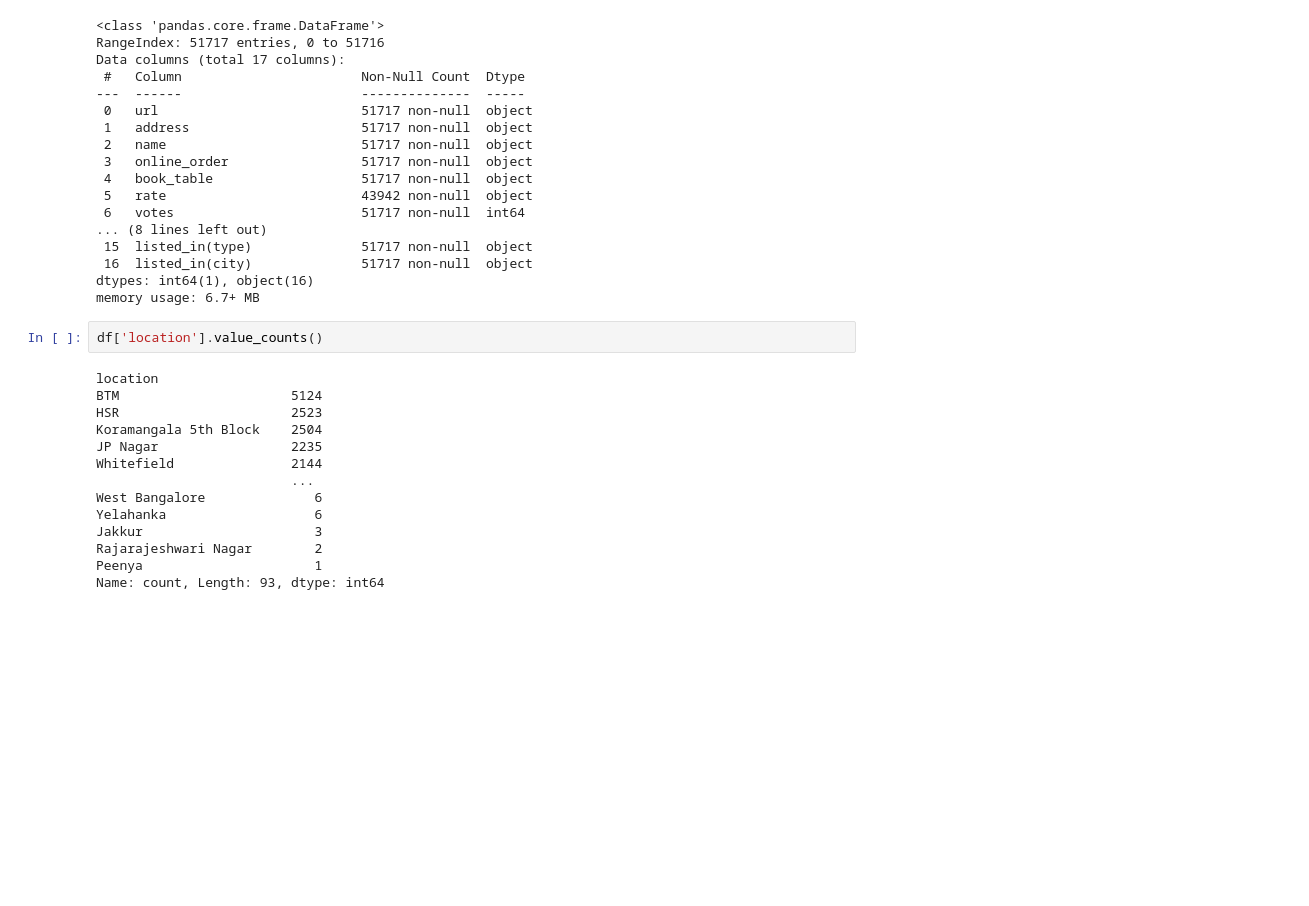
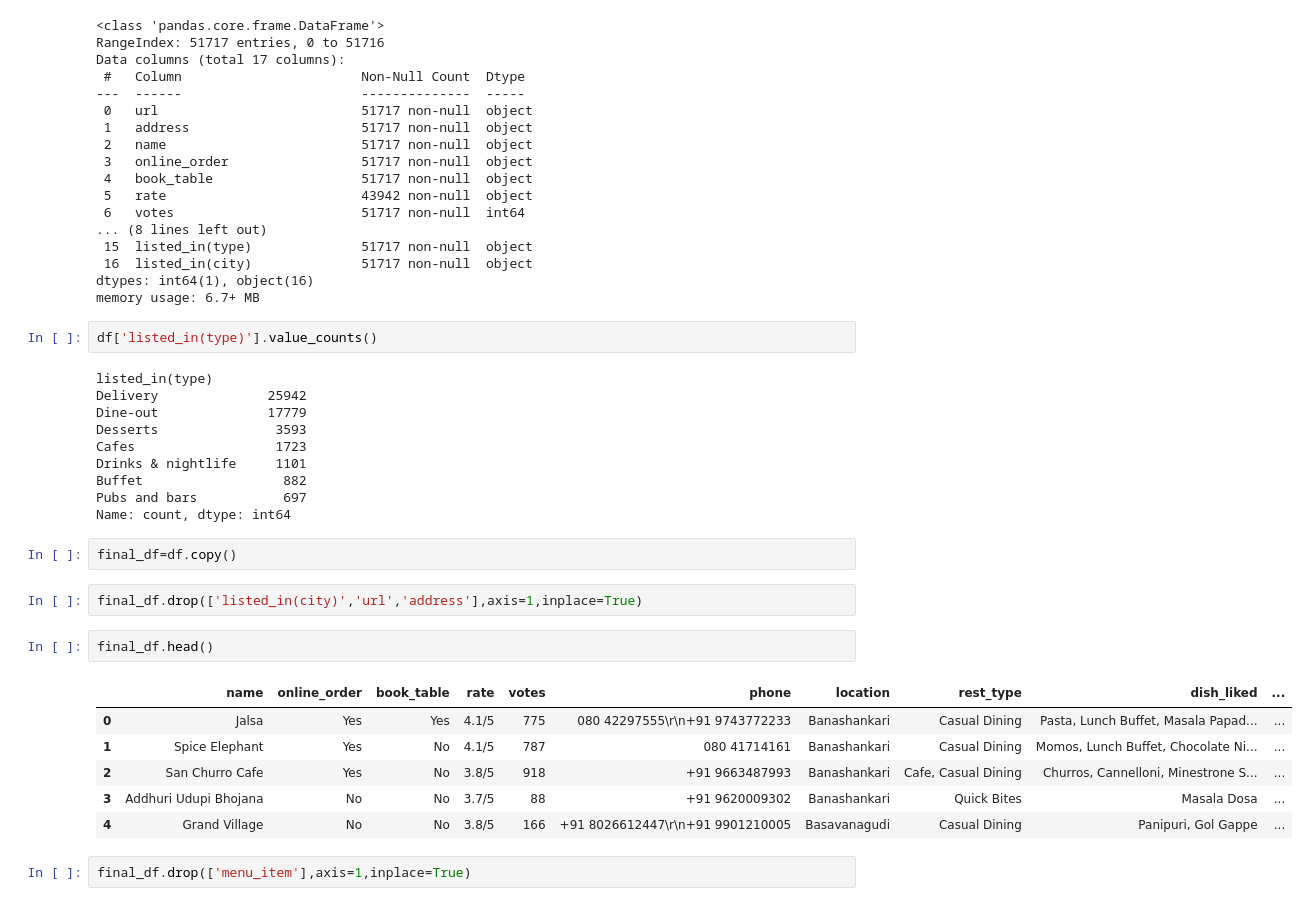
Before and after one commit to ayan-11/Netflix-Data-Analysis, a Jupyter notebook: zomato-dataset.ipynb, the cells around one changed output. Cells and saved outputs as stored; diff of their text form; blank space fills up the shorter version.

```diff
--- a/zomato-dataset.ipynb
+++ b/zomato-dataset.ipynb
@@ -77,18 +77,29 @@ Data columns (total 17 columns):
 dtypes: int64(1), object(16)
 memory usage: 6.7+ MB
 # %%
-df['location'].value_counts()
+df['listed_in(type)'].value_counts()
 # %% [output]
-location
-BTM                      5124
-HSR                      2523
-Koramangala 5th Block    2504
-JP Nagar                 2235
-Whitefield               2144
-                         ...
-West Bangalore              6
-Yelahanka                   6
-Jakkur                      3
-Rajarajeshwari Nagar        2
-Peenya                      1
-Name: count, Length: 93, dtype: int64
+listed_in(type)
+Delivery              25942
+Dine-out              17779
+Desserts               3593
+Cafes                  1723
+Drinks & nightlife     1101
+Buffet                  882
+Pubs and bars           697
+Name: count, dtype: int64
+# %%
+final_df=df.copy()
+# %%
+final_df.drop(['listed_in(city)','url','address'],axis=1,inplace=True)
+# %%
+final_df.head()
+# %% [output]
+|  | name | online_order | book_table | rate | votes | phone | location | rest_type | dish_liked | ... |
+| 0 | Jalsa | Yes | Yes | 4.1/5 | 775 | 080 42297555\r\n+91 9743772233 | Banashankari | Casual Dining | Pasta, Lunch Buffet, Masala Papad... | ... |
+| 1 | Spice Elephant | Yes | No | 4.1/5 | 787 | 080 41714161 | Banashankari | Casual Dining | Momos, Lunch Buffet, Chocolate Ni... | ... |
+| 2 | San Churro Cafe | Yes | No | 3.8/5 | 918 | +91 9663487993 | Banashankari | Cafe, Casual Dining | Churros, Cannelloni, Minestrone S... | ... |
+| 3 | Addhuri Udupi Bhojana | No | No | 3.7/5 | 88 | +91 9620009302 | Banashankari | Quick Bites | Masala Dosa | ... |
+| 4 | Grand Village | No | No | 3.8/5 | 166 | +91 8026612447\r\n+91 9901210005 | Basavanagudi | Casual Dining | Panipuri, Gol Gappe | ... |
+# %%
+final_df.drop(['menu_item'],axis=1,inplace=True)
```
Also changed, not shown: parts of 26 cells of this notebook.
